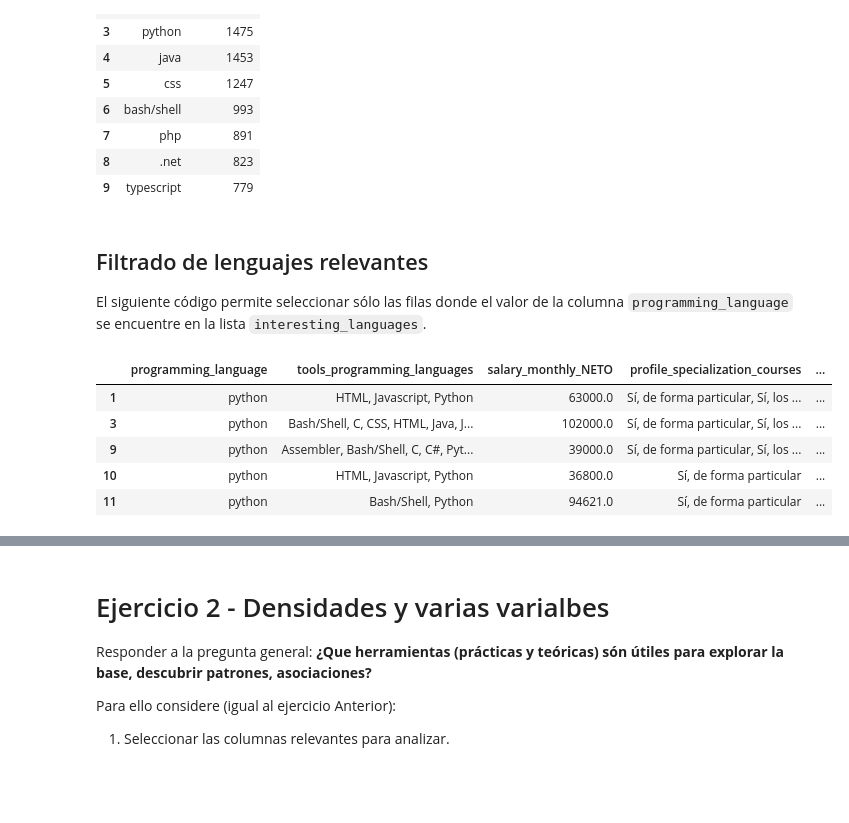
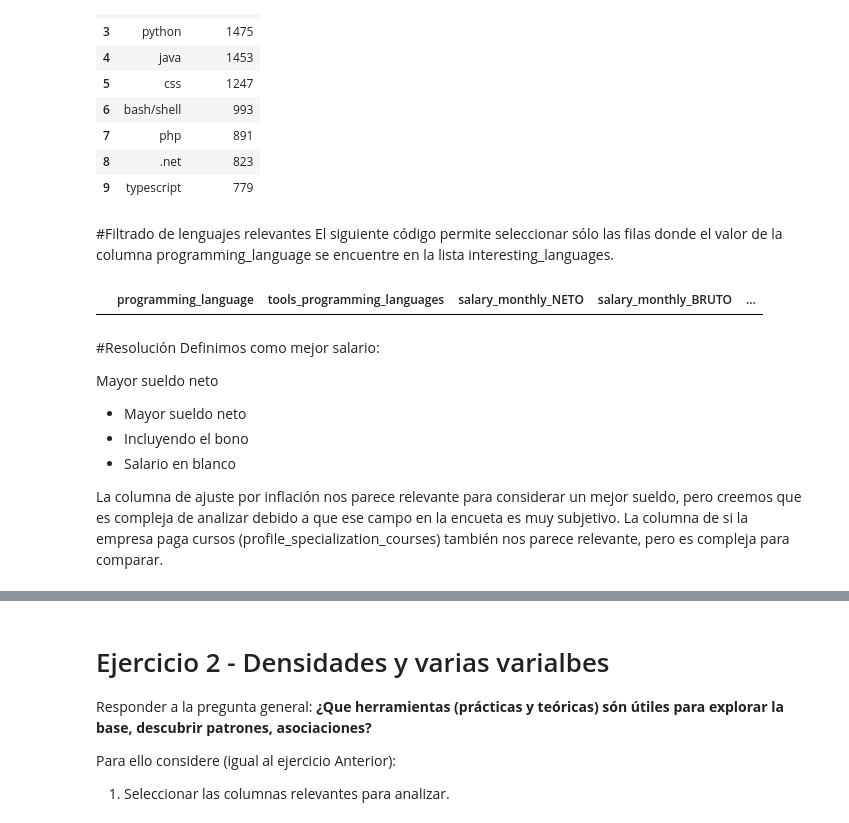
Before and after one commit to fnbellomo/DiploDatos2021, a Jupyter notebook: Copy_of_Entregable_Parte_1_Roxana.ipynb, the cells around one changed output, grey strips where cells are left out. Drawn from its saved outputs; the diff is of its cells as text; code cells hidden in the pictures; blank space fills up the shorter version.

```diff
--- a/Copy_of_Entregable_Parte_1_Roxana.ipynb
+++ b/Copy_of_Entregable_Parte_1_Roxana.ipynb
@@ -75,4 +49,4 @@ Para ello:
 Si lo consideran necesario, realicen varias iteraciones. Es decir, si encuentran que las distribuciones de los lenguajes de programación que seleccionaron inicialmente no son muy diferentes, pueden re-hacer el análisis usando sólo los lenguajes de programación que son diferentes.
 # %%
 # complete here if you want to include more columns
-df[['tools_programming_languages', 'salary_monthly_NETO', 'profile_specialization_courses', 'salary_has_bonus']]
+relevant_columns = ['tools_programming_languages', 'salary_monthly_NETO', 'salary_monthly_BRUTO', 'salary_has_bonus']
@@ -222,19 +125,24 @@ language_count[:10]
 | 8 | .net | 823 |
 | 9 | typescript | 779 |
 # %% [markdown]
-## Filtrado de lenguajes relevantes
-
-El siguiente código permite seleccionar sólo las filas donde el valor de la columna `programming_language` se encuentre en la lista `interesting_languages`.
+#Filtrado de lenguajes relevantes
+El siguiente código permite seleccionar sólo las filas donde el valor de la columna programming_language se encuentre en la lista interesting_languages.
 # %%
 # Filter out languages that we want to exclude
 # Complete here with your selected list.
-interesting_languages = ["python"]
+interesting_languages = ["Python"]
 filtered_df_lang = df_lang[df_lang.programming_language.isin(interesting_languages)]
 filtered_df_lang[:5]
 # %% [output]
-|  | programming_language | tools_programming_languages | salary_monthly_NETO | profile_specialization_courses | ... |
-| 1 | python | HTML, Javascript, Python | 63000.0 | Sí, de forma particular, Sí, los ... | ... |
-| 3 | python | Bash/Shell, C, CSS, HTML, Java, J... | 102000.0 | Sí, de forma particular, Sí, los ... | ... |
-| 9 | python | Assembler, Bash/Shell, C, C#, Pyt... | 39000.0 | Sí, de forma particular, Sí, los ... | ... |
-| 10 | python | HTML, Javascript, Python | 36800.0 | Sí, de forma particular | ... |
-| 11 | python | Bash/Shell, Python | 94621.0 | Sí, de forma particular | ... |
+|  | programming_language | tools_programming_languages | salary_monthly_NETO | salary_monthly_BRUTO | ... |
+# %% [markdown]
+#Resolución
+Definimos como mejor salario:
+
+Mayor sueldo neto
+
+*   Mayor sueldo neto
+*   Incluyendo el bono
+*   Salario en blanco
+
+La columna de ajuste por inflación nos parece relevante para considerar un mejor sueldo, pero creemos que es compleja de analizar debido a que ese campo en la encueta es muy subjetivo. La columna de si la empresa paga cursos (profile_specialization_courses) también nos parece relevante, pero es compleja para comparar.
```
Also changed, not shown: parts of 21 cells of this notebook.
